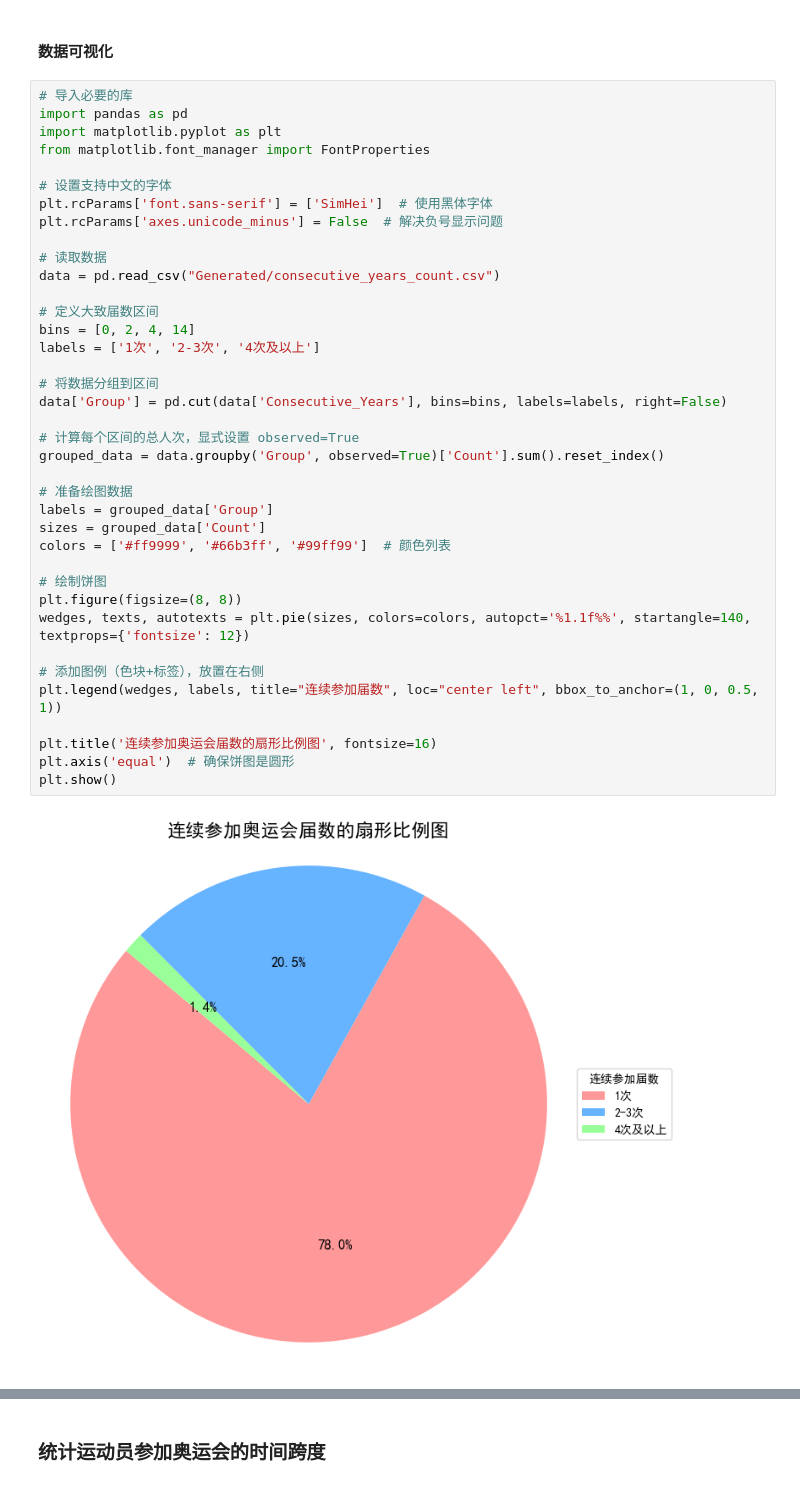
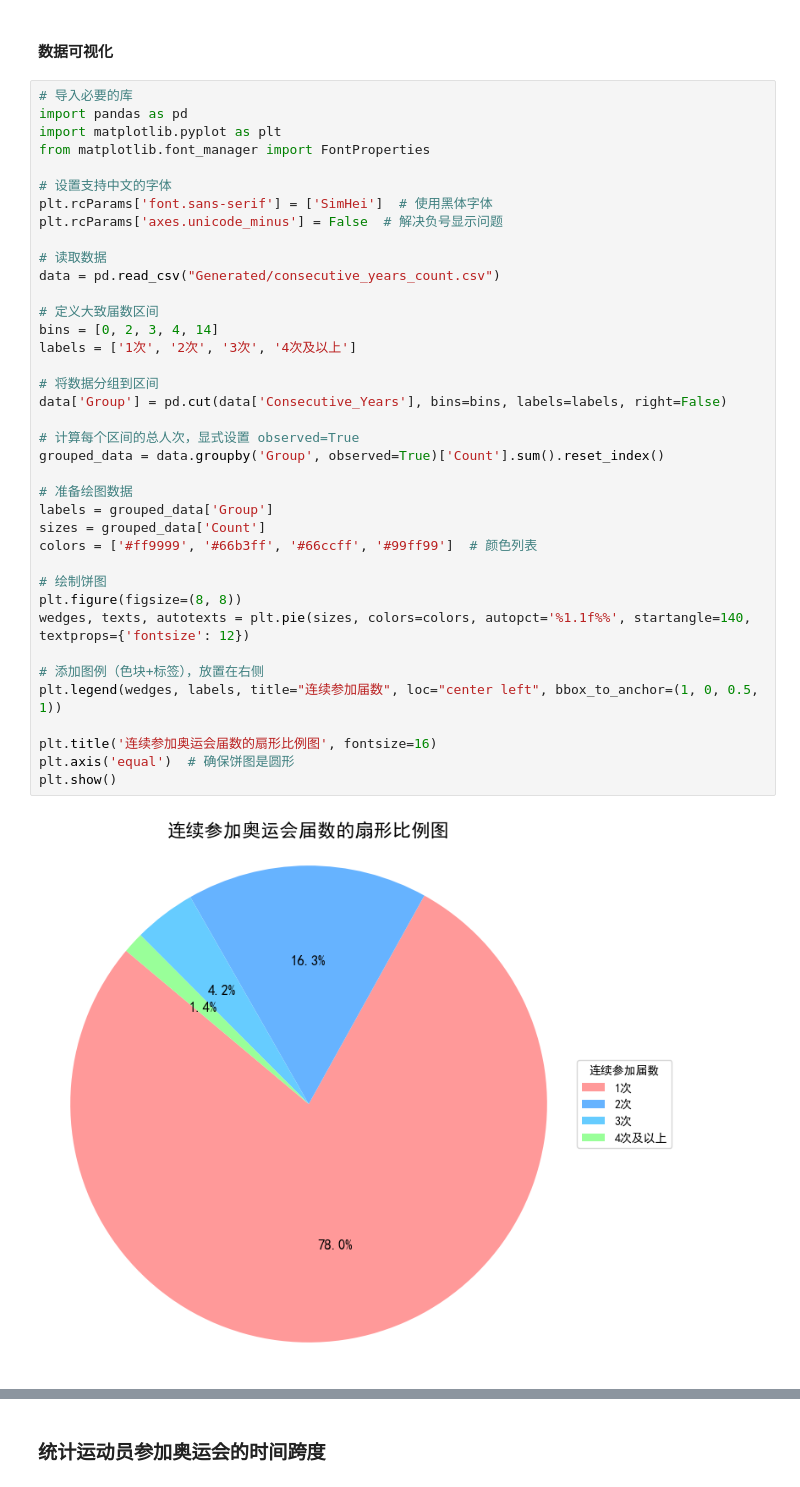
Before and after one commit to LiaoZiqi-GZFLS/2025-MCM-C, a Jupyter notebook: C.ipynb, the cells around one changed output, grey strips where cells are left out. Saved outputs shown, nothing was run; the diff lists cells and outputs as text.

```diff
--- a/C.ipynb
+++ b/C.ipynb
@@ -631,34 +631,34 @@ from matplotlib.font_manager import FontProperties
 # 设置支持中文的字体
 plt.rcParams['font.sans-serif'] = ['SimHei']  # 使用黑体字体
 plt.rcParams['axes.unicode_minus'] = False  # 解决负号显示问题
 
 # 读取数据
 data = pd.read_csv("Generated/consecutive_years_count.csv")
 
 # 定义大致届数区间
-bins = [0, 2, 4, 14]
-labels = ['1次', '2-3次', '4次及以上']
+bins = [0, 2, 3, 4, 14]
+labels = ['1次', '2次', '3次', '4次及以上']
 
 # 将数据分组到区间
 data['Group'] = pd.cut(data['Consecutive_Years'], bins=bins, labels=labels, right=False)
 
 # 计算每个区间的总人次，显式设置 observed=True
 grouped_data = data.groupby('Group', observed=True)['Count'].sum().reset_index()
 
 # 准备绘图数据
 labels = grouped_data['Group']
 sizes = grouped_data['Count']
-colors = ['#ff9999', '#66b3ff', '#99ff99']  # 颜色列表
+colors = ['#ff9999', '#66b3ff', '#66ccff', '#99ff99']  # 颜色列表
 
 # 绘制饼图
 plt.figure(figsize=(8, 8))
 wedges, texts, autotexts = plt.pie(sizes, colors=colors, autopct='%1.1f%%', startangle=140, textprops={'fontsize': 12})
 
 # 添加图例（色块+标签），放置在右侧
 plt.legend(wedges, labels, title="连续参加届数", loc="center left", bbox_to_anchor=(1, 0, 0.5, 1))
 
 plt.title('连续参加奥运会届数的扇形比例图', fontsize=16)
 plt.axis('equal')  # 确保饼图是圆形
 plt.show()
 # %% [output]
-[figure, old version]
+[figure, new version]
```
Also changed, not shown: parts of 7 cells of this notebook, 9 other files.
